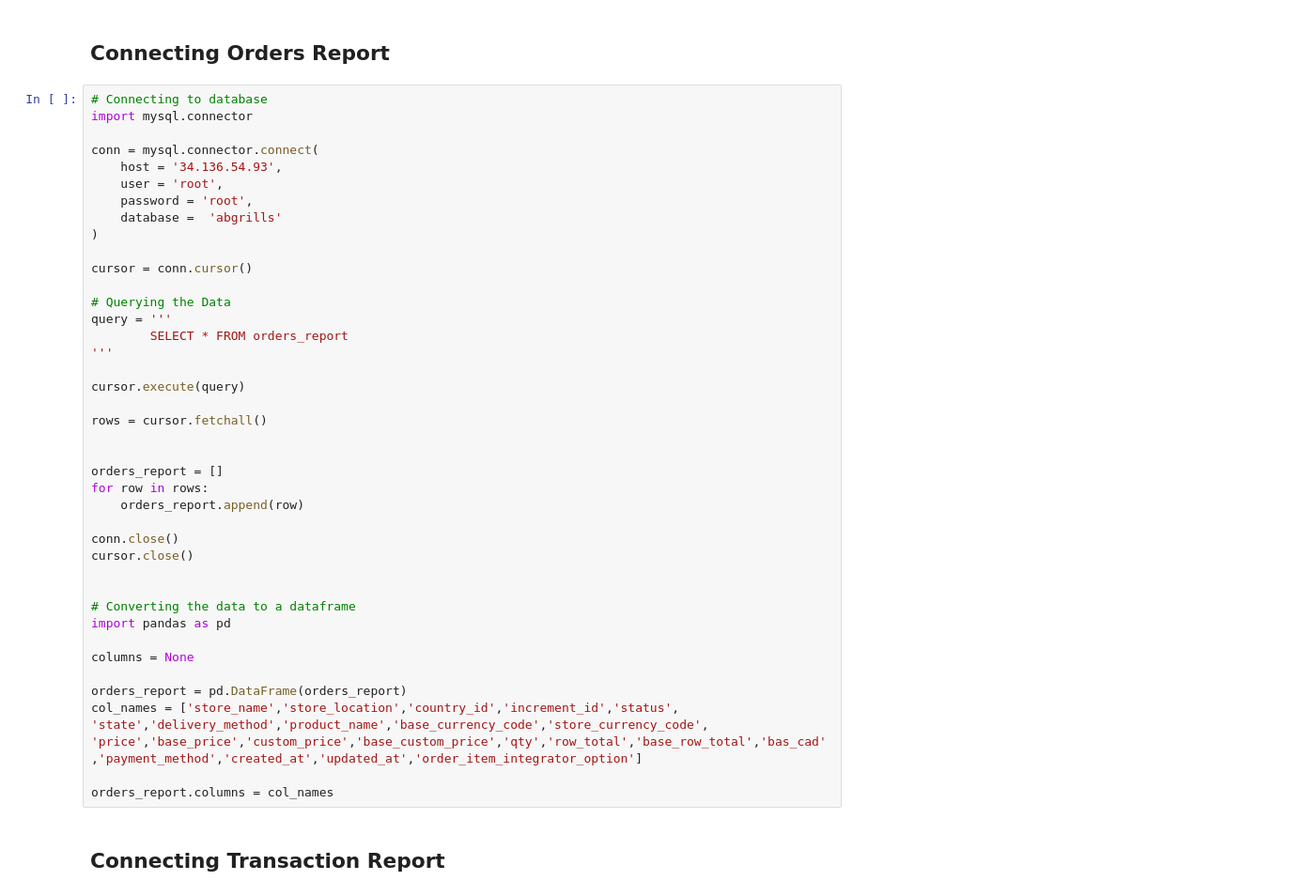
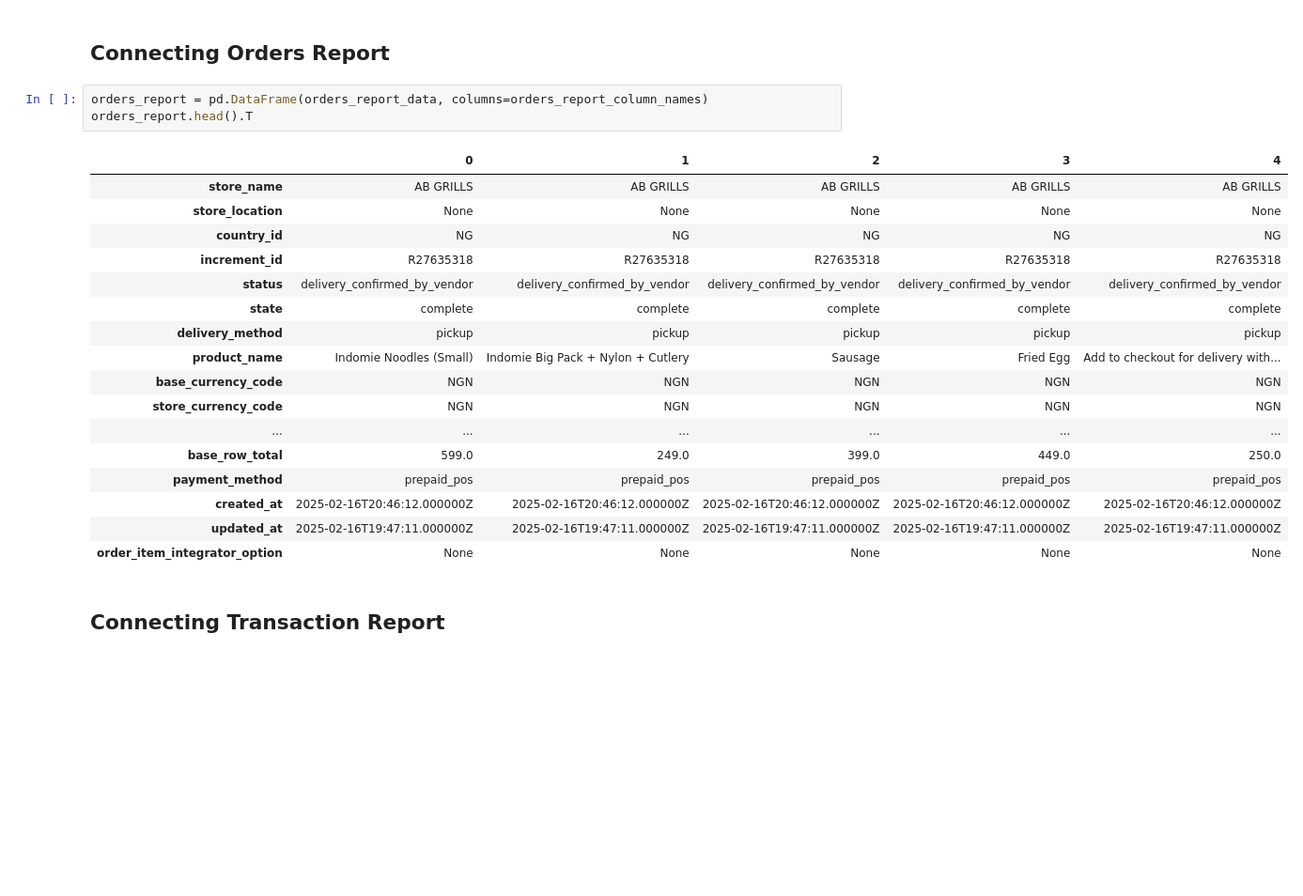
Before and after one commit to greglacinto/capstone_dab_422, a Jupyter notebook: capstone_phase2.ipynb, the cells around one changed output. Shown at 94% size. Drawn from its saved outputs; the diff is of its cells as text; blank space fills up the shorter version.

```diff
--- a/capstone_phase2.ipynb
+++ b/capstone_phase2.ipynb
@@ -10,46 +44,25 @@ import xgboost as xgb
 # %% [markdown]
 ## Connecting Orders Report
-# %%
-# Connecting to database
-import mysql.connector
-
-conn = mysql.connector.connect(
-    host = '34.136.54.93',
-    user = 'root',
-    password = 'root',
-    database =  'abgrills'
-)
-
-cursor = conn.cursor()
-
-# Querying the Data
-query = '''
-        SELECT * FROM orders_report
-'''
-
-cursor.execute(query)
-
-rows = cursor.fetchall()
-
-
-orders_report = []
-for row in rows:
-    orders_report.append(row)
-
-conn.close()
-cursor.close()
-
-
-# Converting the data to a dataframe
-import pandas as pd
-
-columns = None
-
-orders_report = pd.DataFrame(orders_report)
-col_names = ['store_name','store_location','country_id','increment_id','status',
-'state','delivery_method','product_name','base_currency_code','store_currency_code',
-'price','base_price','custom_price','base_custom_price','qty','row_total','base_row_total','bas_cad','payment_method','created_at','updated_at','order_item_integrator_option']
-
-orders_report.columns = col_names
+# %%
+orders_report = pd.DataFrame(orders_report_data, columns=orders_report_column_names)
+orders_report.head().T
+# %% [output]
+|  | 0 | 1 | 2 | 3 | 4 |
+| store_name | AB GRILLS | AB GRILLS | AB GRILLS | AB GRILLS | AB GRILLS |
+| store_location | None | None | None | None | None |
+| country_id | NG | NG | NG | NG | NG |
+| increment_id | R27635318 | R27635318 | R27635318 | R27635318 | R27635318 |
+| status | delivery_confirmed_by_vendor | delivery_confirmed_by_vendor | delivery_confirmed_by_vendor | delivery_confirmed_by_vendor | delivery_confirmed_by_vendor |
+| state | complete | complete | complete | complete | complete |
+| delivery_method | pickup | pickup | pickup | pickup | pickup |
+| product_name | Indomie Noodles (Small) | Indomie Big Pack + Nylon + Cutlery | Sausage | Fried Egg | Add to checkout for delivery with... |
+| base_currency_code | NGN | NGN | NGN | NGN | NGN |
+| store_currency_code | NGN | NGN | NGN | NGN | NGN |
+| ... | ... | ... | ... | ... | ... |
+| base_row_total | 599.0 | 249.0 | 399.0 | 449.0 | 250.0 |
+| payment_method | prepaid_pos | prepaid_pos | prepaid_pos | prepaid_pos | prepaid_pos |
+| created_at | 2025-02-16T20:46:12.000000Z | 2025-02-16T20:46:12.000000Z | 2025-02-16T20:46:12.000000Z | 2025-02-16T20:46:12.000000Z | 2025-02-16T20:46:12.000000Z |
+| updated_at | 2025-02-16T19:47:11.000000Z | 2025-02-16T19:47:11.000000Z | 2025-02-16T19:47:11.000000Z | 2025-02-16T19:47:11.000000Z | 2025-02-16T19:47:11.000000Z |
+| order_item_integrator_option | None | None | None | None | None |
 # %% [markdown]
 ## Connecting Transaction Report
```
Also changed, not shown: parts of 8 cells of this notebook.
